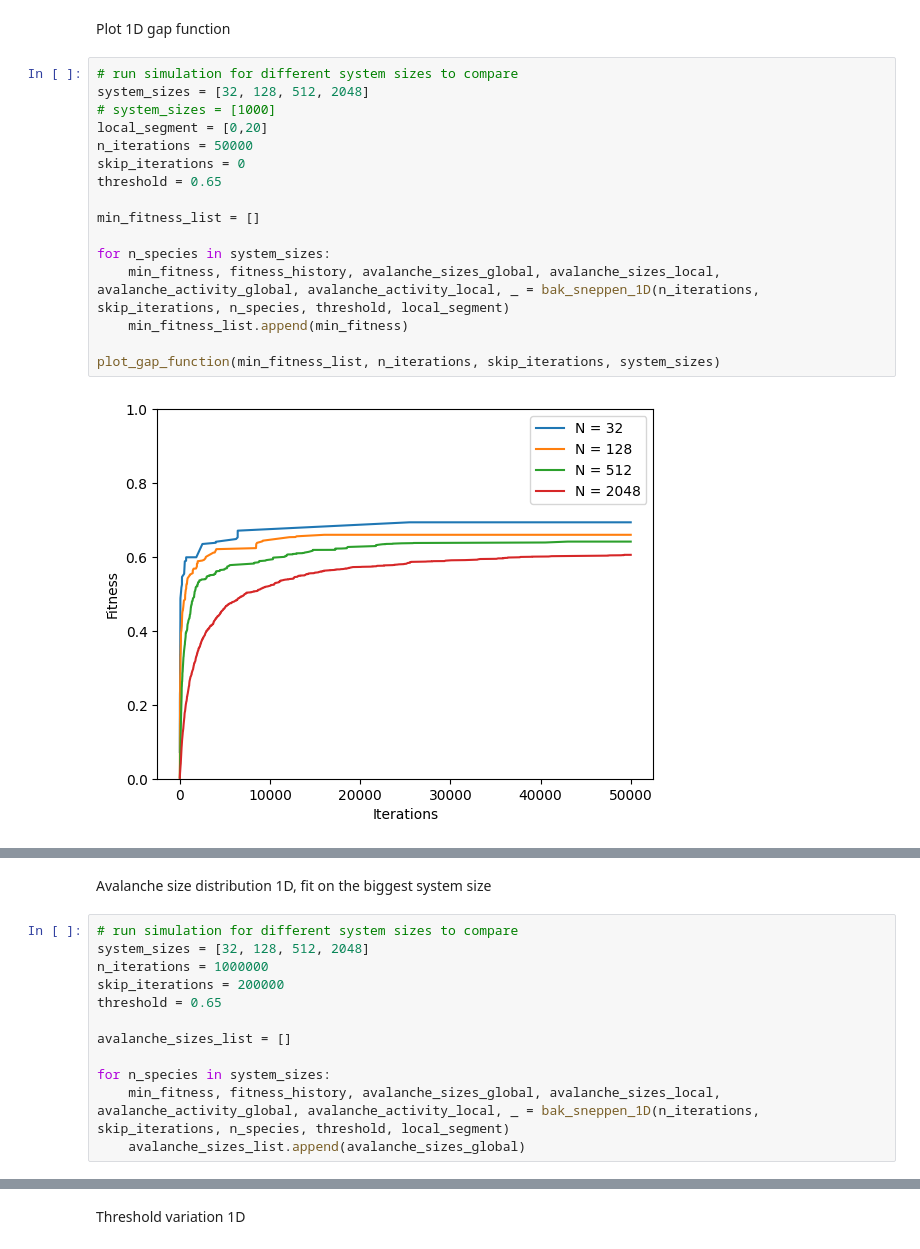
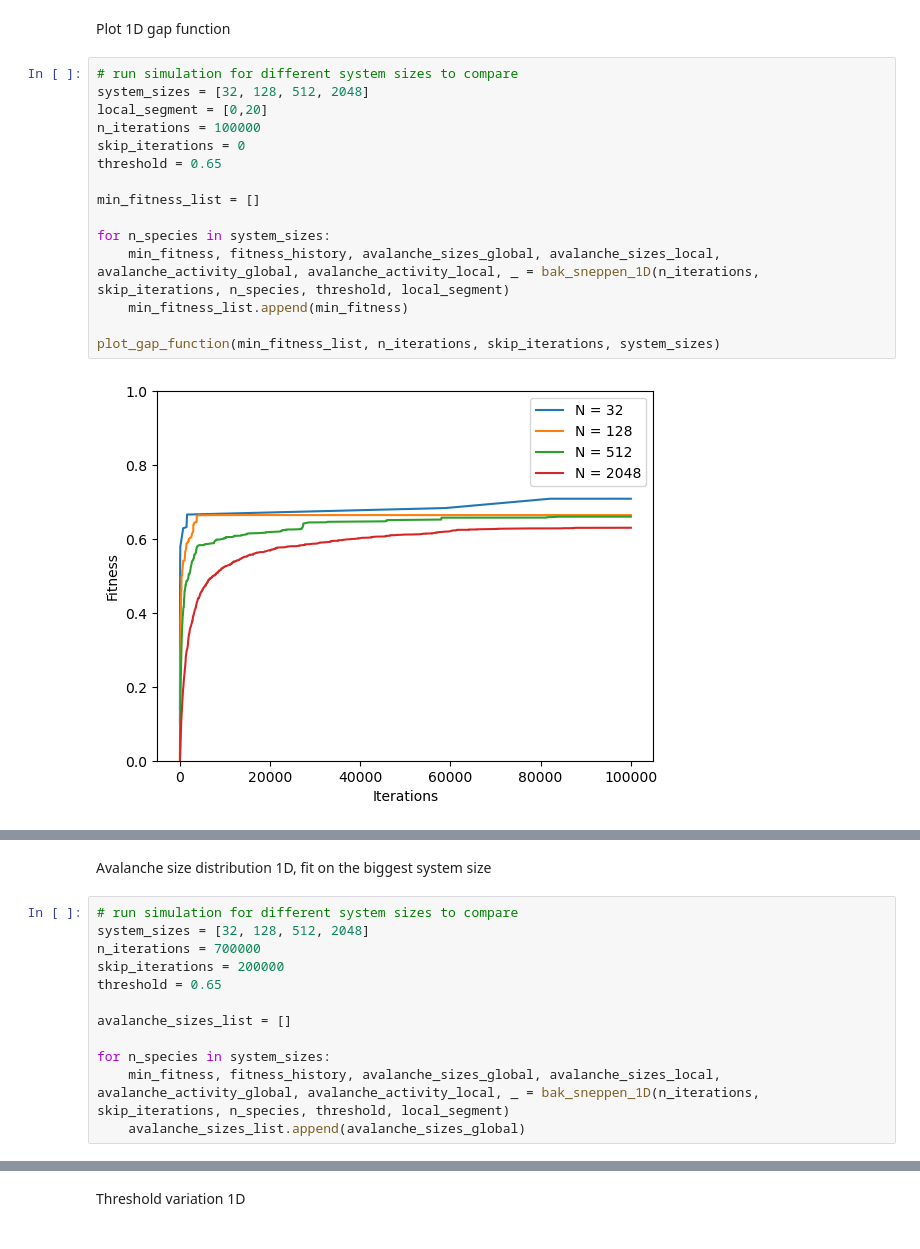
Before and after one commit to elizllaw/CSS_group0, a Jupyter notebook: main_basic_model.ipynb, the cells around one changed output, grey strips where cells are left out. Cells and saved outputs as stored; diff of their text form.

```diff
--- a/main_basic_model.ipynb
+++ b/main_basic_model.ipynb
@@ -329,18 +329,17 @@ Plot 1D gap function
 # %%
 # run simulation for different system sizes to compare
 system_sizes = [32, 128, 512, 2048]
-# system_sizes = [1000]
 local_segment = [0,20]
-n_iterations = 50000
+n_iterations = 100000
 skip_iterations = 0
 threshold = 0.65
 
 min_fitness_list = []
 
 for n_species in system_sizes:
     min_fitness, fitness_history, avalanche_sizes_global, avalanche_sizes_local, avalanche_activity_global, avalanche_activity_local, _ = bak_sneppen_1D(n_iterations, skip_iterations, n_species, threshold, local_segment)
     min_fitness_list.append(min_fitness)
 
 plot_gap_function(min_fitness_list, n_iterations, skip_iterations, system_sizes)
 # %% [output]
-[figure, old version]
+[figure, new version]
@@ -350,7 +349,7 @@ Avalanche size distribution 1D, fit on the biggest system size
 # %%
 # run simulation for different system sizes to compare
 system_sizes = [32, 128, 512, 2048]
-n_iterations = 1000000
+n_iterations = 700000
 skip_iterations = 200000
 threshold = 0.65
 
```
Also changed, not shown: parts of 12 cells of this notebook.
